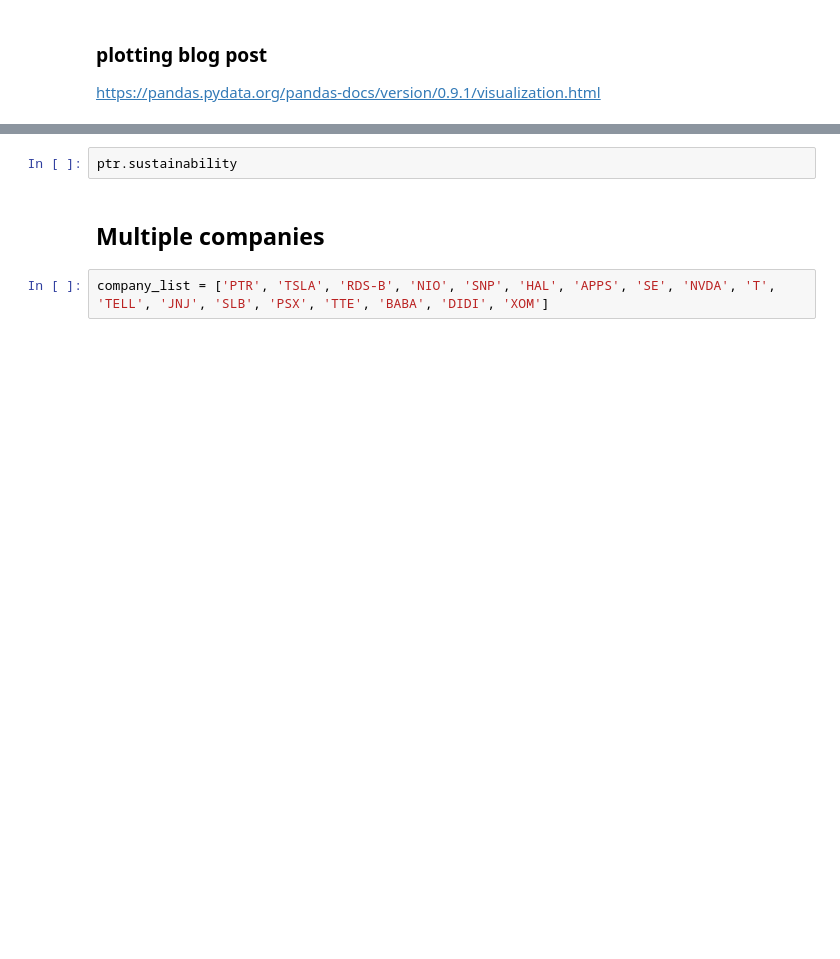
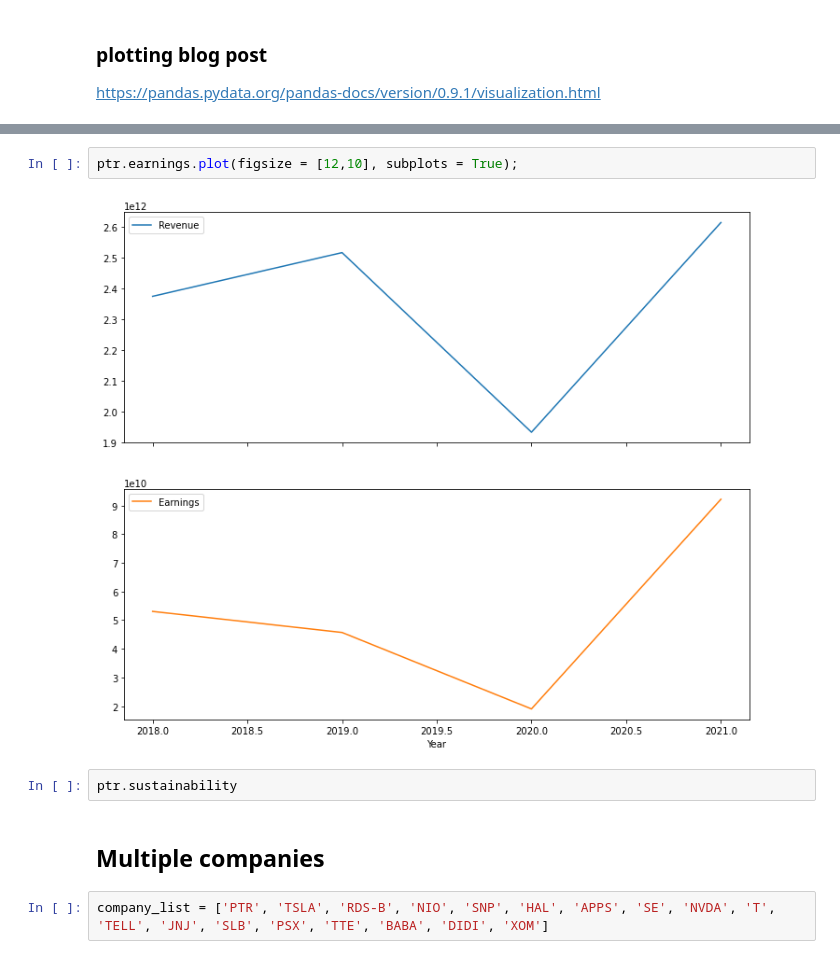
Before and after one commit to muadelm/StockMarketData, a Jupyter notebook: YFinance Stock market data.ipynb, the cells around one changed output, grey strips where cells are left out. Drawn from its saved outputs; the diff is of its cells as text; blank space fills up the shorter version.

```diff
--- a/YFinance Stock market data.ipynb
+++ b/YFinance Stock market data.ipynb
@@ -124,3 +140,7 @@ ptr.earnings
+# %%
+ptr.earnings.plot(figsize = [12,10], subplots = True);
+# %% [output]
+[figure, added]
 # %%
 ptr.sustainability
 # %% [markdown]
```
Also changed, not shown: parts of 10 cells of this notebook.
